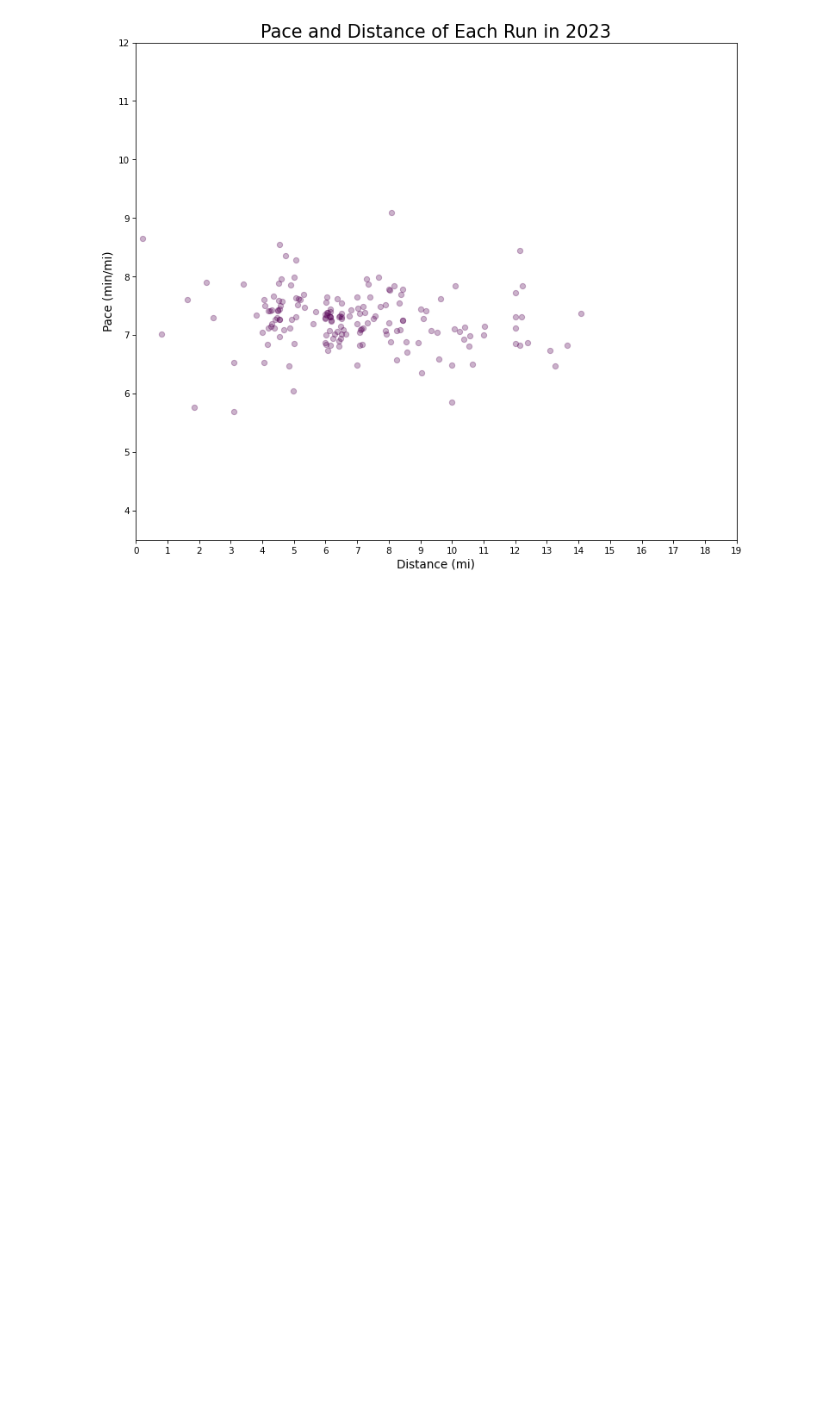
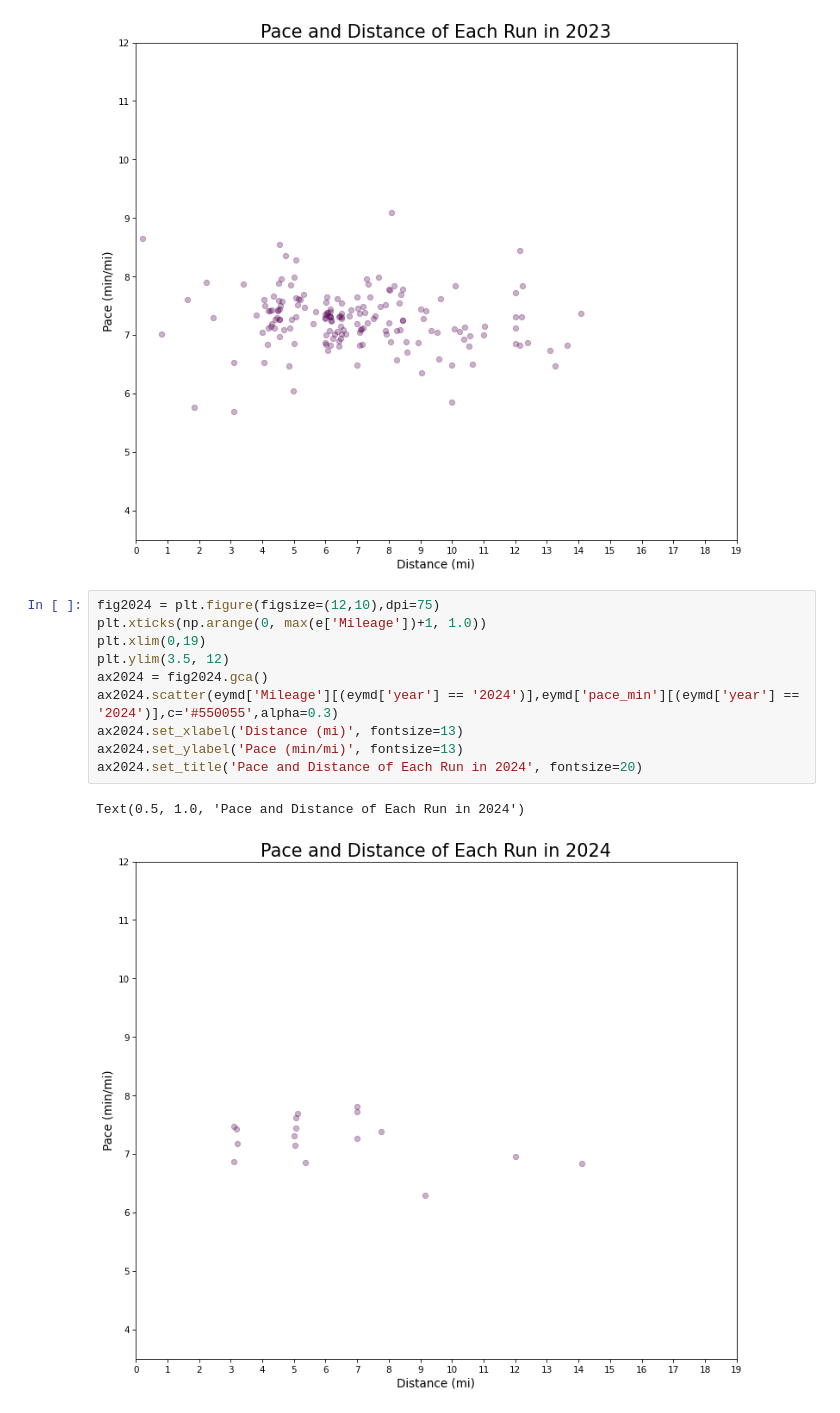
Before and after one commit to adolwick/biof309project, a Jupyter notebook: extra_visualization.ipynb, the cells around one changed output. Saved outputs shown, nothing was run; the diff lists cells and outputs as text; blank space fills up the shorter version.

```diff
--- a/extra_visualization.ipynb
+++ b/extra_visualization.ipynb
@@ -274,3 +274,16 @@ ax2023.set_title('Pace and Distance of Each Run in 2023', fontsize=20)
 # %% [output]
 Text(0.5, 1.0, 'Pace and Distance of Each Run in 2023')
 [figure]
+# %%
+fig2024 = plt.figure(figsize=(12,10),dpi=75)
+plt.xticks(np.arange(0, max(e['Mileage'])+1, 1.0))
+plt.xlim(0,19)
+plt.ylim(3.5, 12)
+ax2024 = fig2024.gca()
+ax2024.scatter(eymd['Mileage'][(eymd['year'] == '2024')],eymd['pace_min'][(eymd['year'] == '2024')],c='#550055',alpha=0.3)
+ax2024.set_xlabel('Distance (mi)', fontsize=13)
+ax2024.set_ylabel('Pace (min/mi)', fontsize=13)
+ax2024.set_title('Pace and Distance of Each Run in 2024', fontsize=20)
+# %% [output]
+Text(0.5, 1.0, 'Pace and Distance of Each Run in 2024')
+[figure, added]
```
Also changed, not shown: parts of 1 cell of this notebook, 5 other files.
